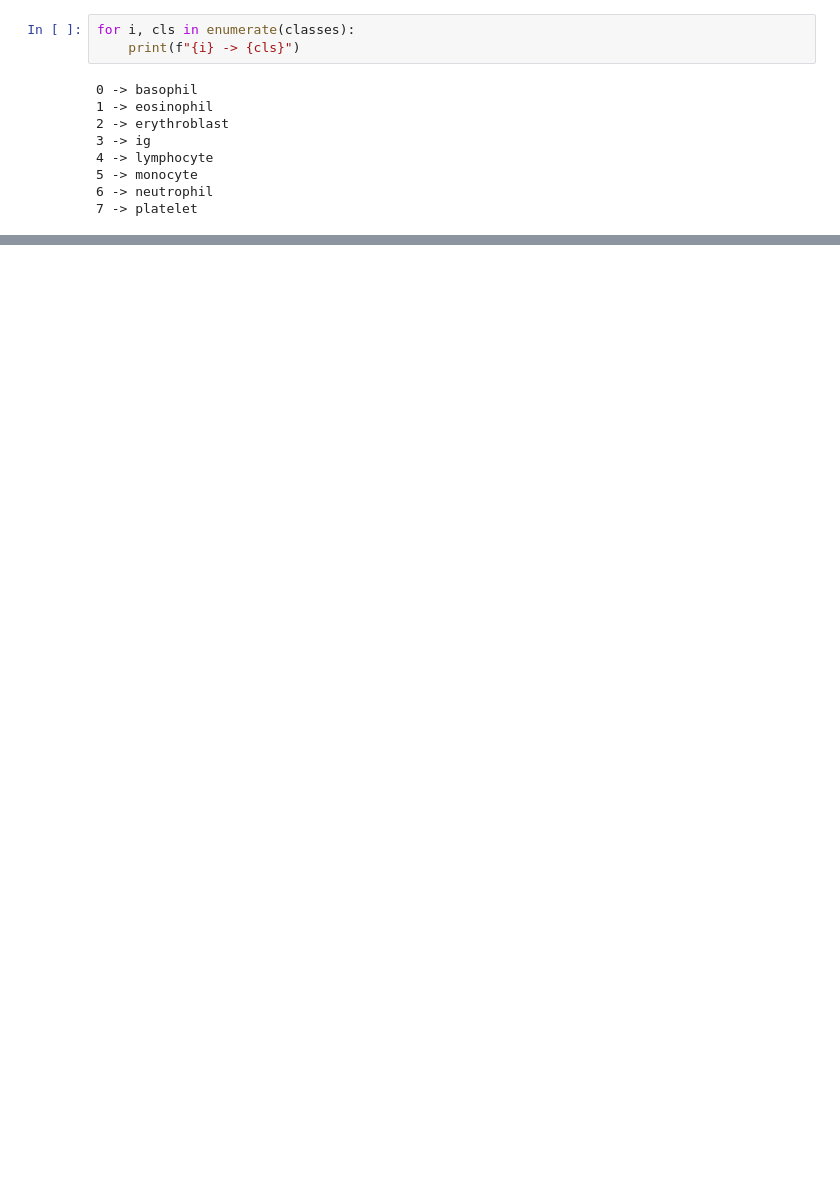
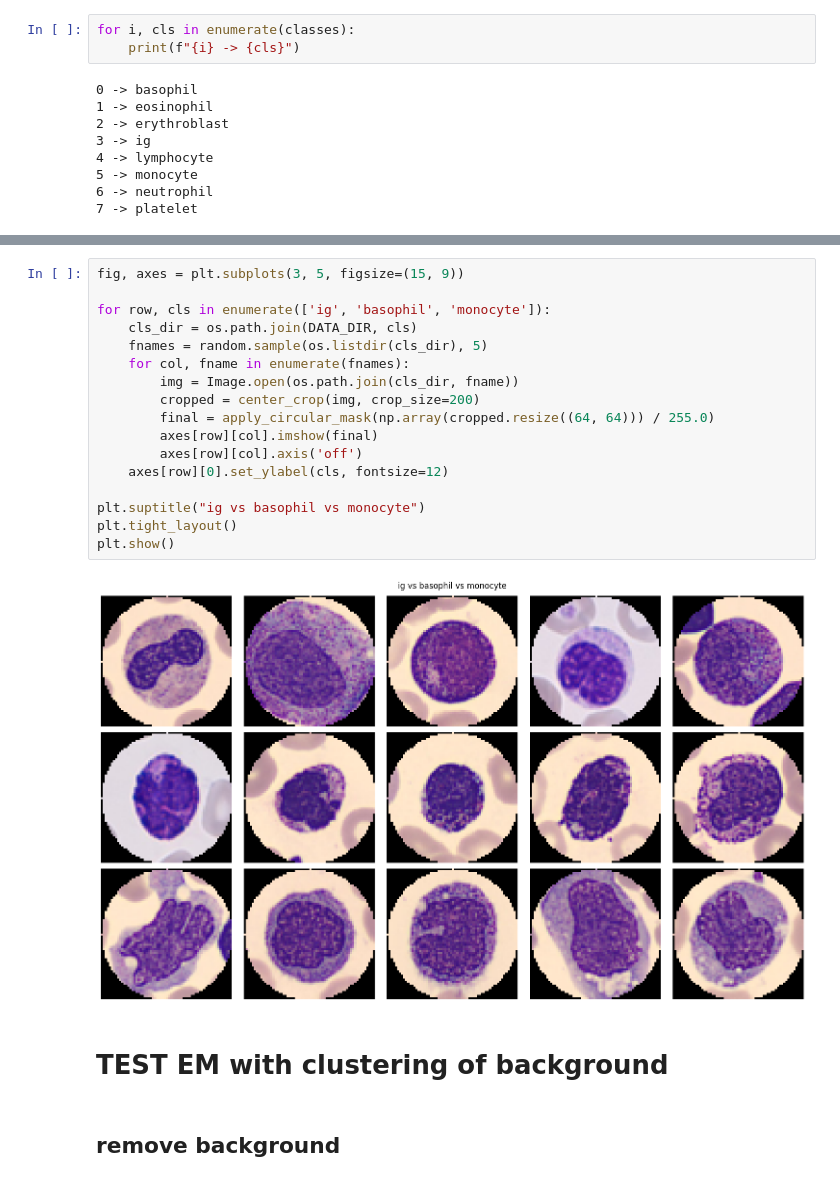
Before and after one commit to divisio74/Cvrie-supervised-and-unsupervised-study, a Jupyter notebook: medical_mnist.ipynb, the cells around one changed output, grey strips where cells are left out. Drawn from its saved outputs; the diff is of its cells as text; blank space fills up the shorter version.

```diff
--- a/medical_mnist.ipynb
+++ b/medical_mnist.ipynb
@@ -219,0 +580,23 @@ Train: (13673, 64, 64, 3), Test: (3419, 64, 64, 3)
+# %%
+fig, axes = plt.subplots(3, 5, figsize=(15, 9))
+
+for row, cls in enumerate(['ig', 'basophil', 'monocyte']):
+    cls_dir = os.path.join(DATA_DIR, cls)
+    fnames = random.sample(os.listdir(cls_dir), 5)
+    for col, fname in enumerate(fnames):
+        img = Image.open(os.path.join(cls_dir, fname))
+        cropped = center_crop(img, crop_size=200)
+        final = apply_circular_mask(np.array(cropped.resize((64, 64))) / 255.0)
+        axes[row][col].imshow(final)
+        axes[row][col].axis('off')
+    axes[row][0].set_ylabel(cls, fontsize=12)
+
+plt.suptitle("ig vs basophil vs monocyte")
+plt.tight_layout()
+plt.show()
+# %% [output]
+[figure, added]
+# %% [markdown]
+# TEST EM with clustering of background
+# %% [markdown]
+## remove background
```
Also changed, not shown: parts of 54 cells of this notebook.
